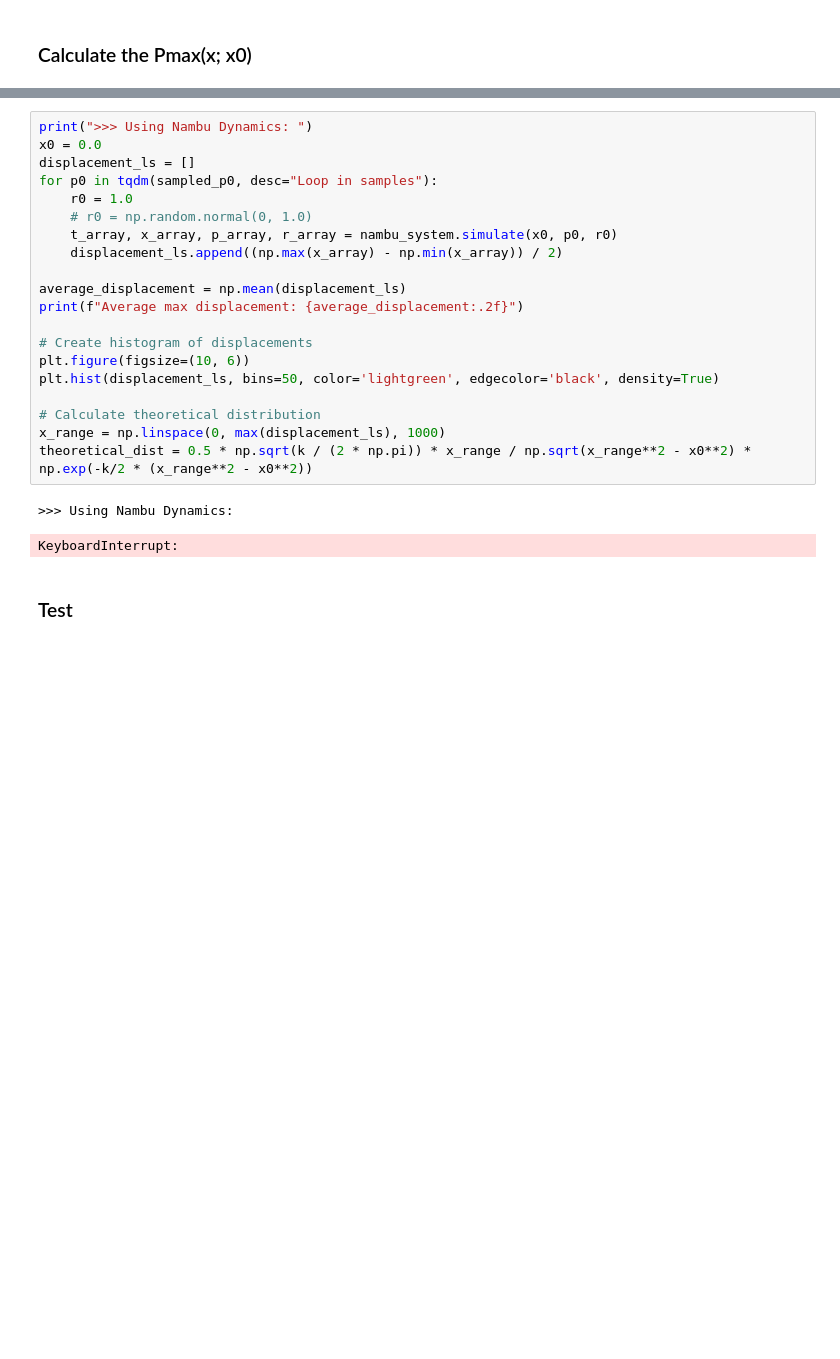
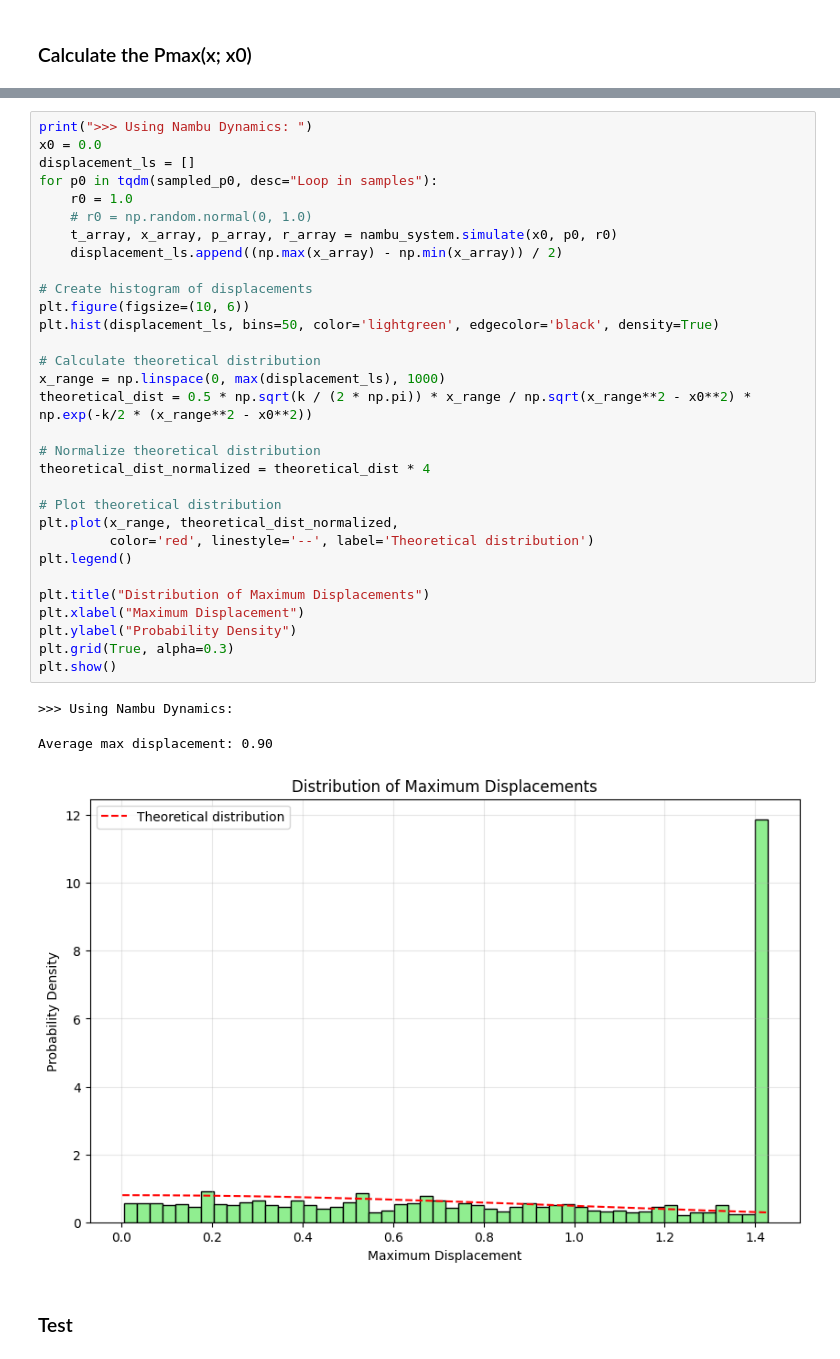
Before and after one commit to Greyyy-HJC/hmc_ft, a Jupyter notebook: harmonic_oscillator_Pmax.ipynb, the cells around one changed output, grey strips where cells are left out. Cells and saved outputs as stored; diff of their text form; blank space fills up the shorter version.

Commit message:
nambu in ho Pmax, gives a wider distribution of Pmax

```diff
--- a/harmonic_oscillator_Pmax.ipynb
+++ b/harmonic_oscillator_Pmax.ipynb
@@ -181,25 +181,37 @@ plt.show()
 # %%
 print(">>> Using Nambu Dynamics: ")
 x0 = 0.0
 displacement_ls = []
 for p0 in tqdm(sampled_p0, desc="Loop in samples"):
     r0 = 1.0
     # r0 = np.random.normal(0, 1.0)
     t_array, x_array, p_array, r_array = nambu_system.simulate(x0, p0, r0)
     displacement_ls.append((np.max(x_array) - np.min(x_array)) / 2)
 
-average_displacement = np.mean(displacement_ls)
-print(f"Average max displacement: {average_displacement:.2f}")
-
 # Create histogram of displacements
 plt.figure(figsize=(10, 6))
 plt.hist(displacement_ls, bins=50, color='lightgreen', edgecolor='black', density=True)
 
 # Calculate theoretical distribution
 x_range = np.linspace(0, max(displacement_ls), 1000)
 theoretical_dist = 0.5 * np.sqrt(k / (2 * np.pi)) * x_range / np.sqrt(x_range**2 - x0**2) * np.exp(-k/2 * (x_range**2 - x0**2))
+
+# Normalize theoretical distribution
+theoretical_dist_normalized = theoretical_dist * 4
+
+# Plot theoretical distribution
+plt.plot(x_range, theoretical_dist_normalized,
+         color='red', linestyle='--', label='Theoretical distribution')
+plt.legend()
+
+plt.title("Distribution of Maximum Displacements")
+plt.xlabel("Maximum Displacement")
+plt.ylabel("Probability Density")
+plt.grid(True, alpha=0.3)
+plt.show()
 # %% [output]
 >>> Using Nambu Dynamics:
-KeyboardInterrupt:
+Average max displacement: 0.90
+[figure, added]
 # %% [markdown]
 ### Test
```
Also changed, not shown: parts of 2 cells of this notebook, 2 other files.
